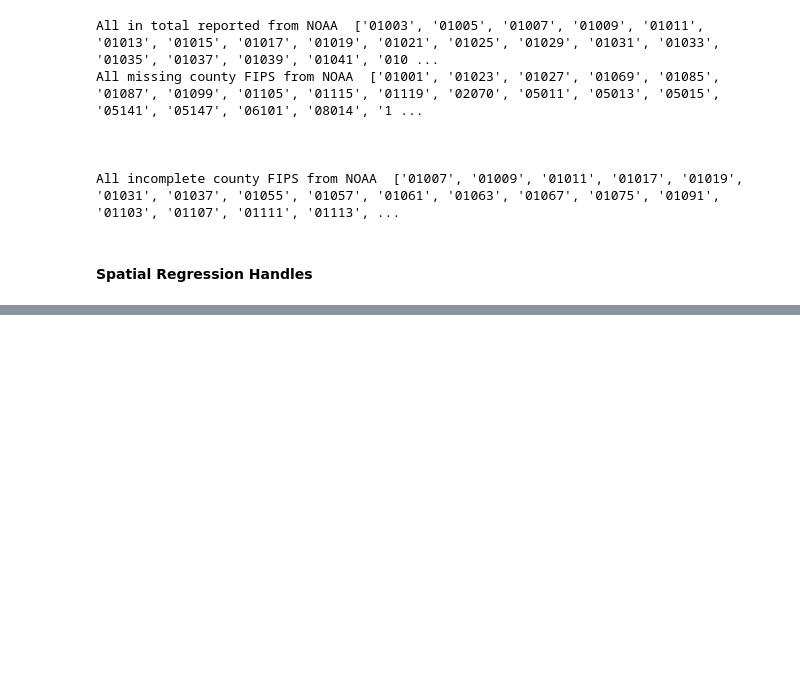
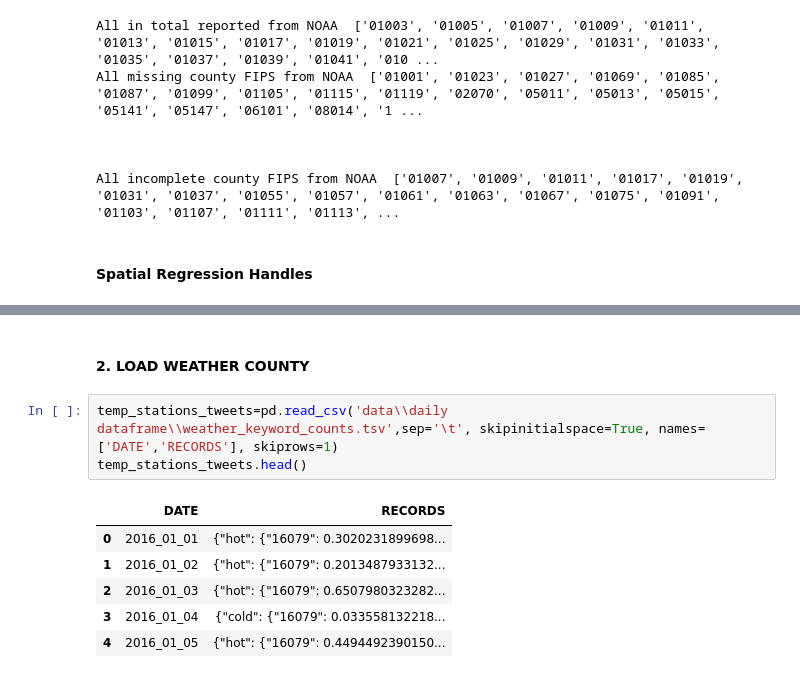
Before and after one commit to ShawnHouCHN/Advanced-Project-in-Digital-Media-Engineering-E17, a Jupyter notebook: notebooks/USA climatological station data parser.ipynb, the cells around one changed output, grey strips where cells are left out. Saved outputs shown, nothing was run; the diff lists cells and outputs as text; blank space fills up the shorter version.

```diff
--- a/notebooks/USA climatological station data parser.ipynb
+++ b/notebooks/USA climatological station data parser.ipynb
@@ -307,0 +429,12 @@ daily_county_avg_df.shape
+# %% [markdown]
+#### 2. LOAD WEATHER COUNTY
+# %%
+temp_stations_tweets=pd.read_csv('data\\daily dataframe\\weather_keyword_counts.tsv',sep='\t', skipinitialspace=True, names=['DATE','RECORDS'], skiprows=1)
+temp_stations_tweets.head()
+# %% [output]
+|  | DATE | RECORDS |
+| 0 | 2016_01_01 | {"hot": {"16079": 0.3020231899698... |
+| 1 | 2016_01_02 | {"hot": {"16079": 0.2013487933132... |
+| 2 | 2016_01_03 | {"hot": {"16079": 0.6507980323282... |
+| 3 | 2016_01_04 | {"cold": {"16079": 0.033558132218... |
+| 4 | 2016_01_05 | {"hot": {"16079": 0.4494492390150... |
```
Also changed, not shown: parts of 23 cells of this notebook.
